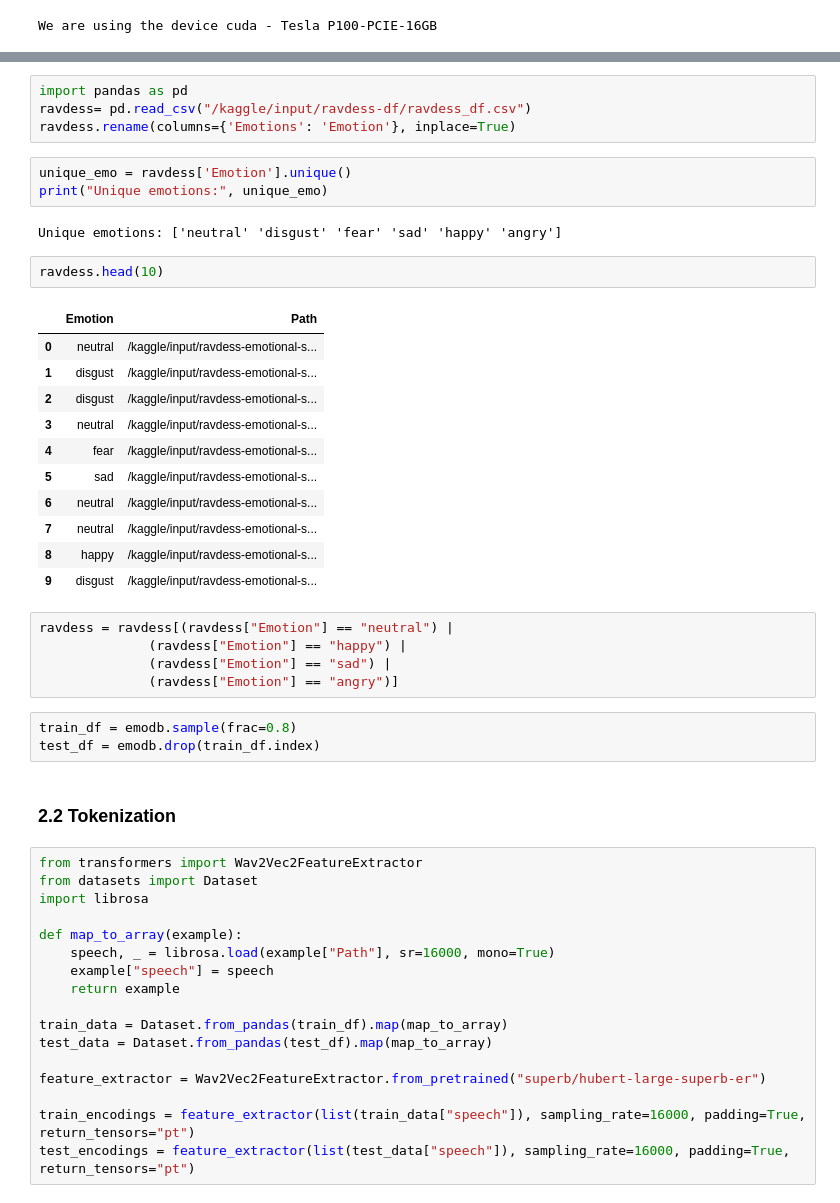
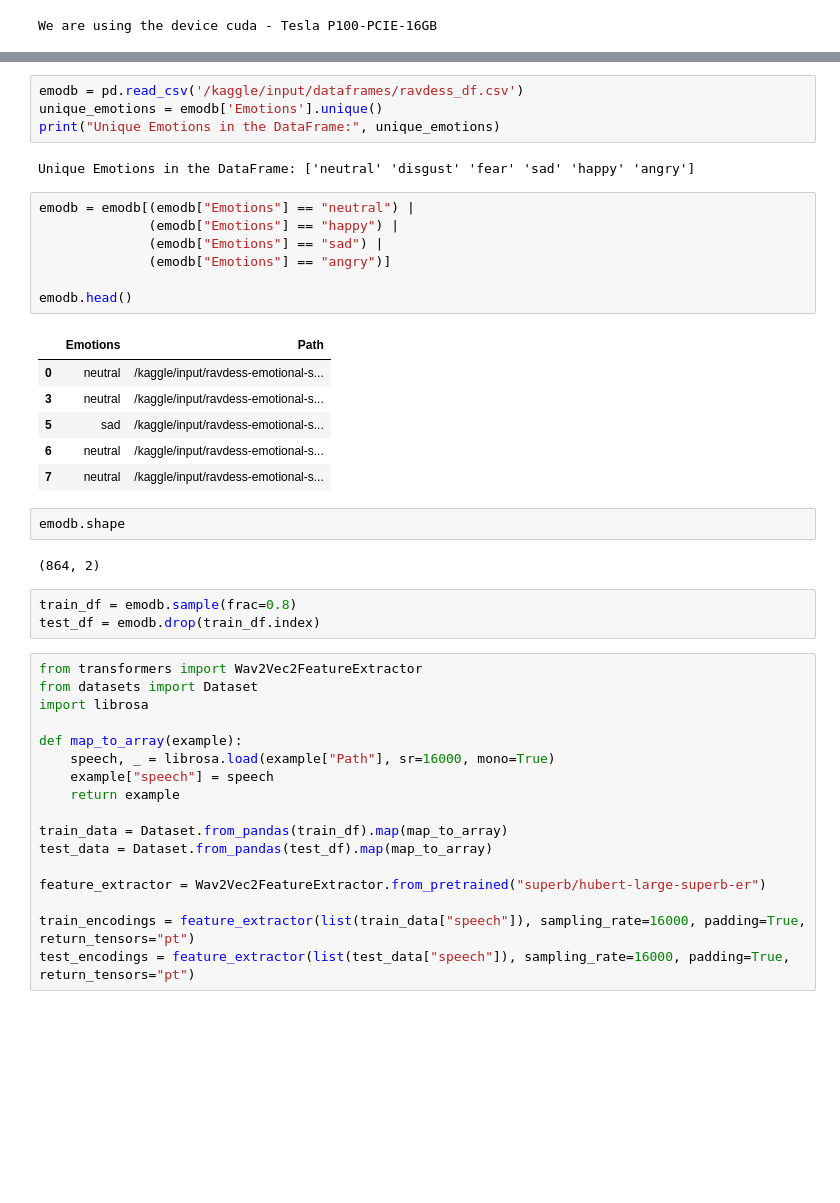
Before and after one commit to staru09/Speech_emotion_recognition, a Jupyter notebook: Notebooks/RAVDESS/hubert-ravdess.ipynb, the cells around one changed output, grey strips where cells are left out. Saved outputs shown, nothing was run; the diff lists cells and outputs as text; blank space fills up the shorter version.

```diff
--- a/Notebooks/RAVDESS/hubert-ravdess.ipynb
+++ b/Notebooks/RAVDESS/hubert-ravdess.ipynb
@@ -79,36 +65,30 @@ In this demonstration, I am only choosing 4 emotions, neutral, happy, sad and an
-# %%
-import pandas as pd
-ravdess= pd.read_csv("/kaggle/input/ravdess-df/ravdess_df.csv")
-ravdess.rename(columns={'Emotions': 'Emotion'}, inplace=True)
-# %%
-unique_emo = ravdess['Emotion'].unique()
-print("Unique emotions:", unique_emo)
-# %% [output]
-Unique emotions: ['neutral' 'disgust' 'fear' 'sad' 'happy' 'angry']
-# %%
-ravdess.head(10)
-# %% [output]
-|  | Emotion | Path |
-| 0 | neutral | /kaggle/input/ravdess-emotional-s... |
-| 1 | disgust | /kaggle/input/ravdess-emotional-s... |
-| 2 | disgust | /kaggle/input/ravdess-emotional-s... |
-| 3 | neutral | /kaggle/input/ravdess-emotional-s... |
-| 4 | fear | /kaggle/input/ravdess-emotional-s... |
-| 5 | sad | /kaggle/input/ravdess-emotional-s... |
-| 6 | neutral | /kaggle/input/ravdess-emotional-s... |
-| 7 | neutral | /kaggle/input/ravdess-emotional-s... |
-| 8 | happy | /kaggle/input/ravdess-emotional-s... |
-| 9 | disgust | /kaggle/input/ravdess-emotional-s... |
-# %%
-ravdess = ravdess[(ravdess["Emotion"] == "neutral") |
-              (ravdess["Emotion"] == "happy") |
-              (ravdess["Emotion"] == "sad") |
-              (ravdess["Emotion"] == "angry")]
+# %%
+emodb = pd.read_csv('/kaggle/input/dataframes/ravdess_df.csv')
+unique_emotions = emodb['Emotions'].unique()
+print("Unique Emotions in the DataFrame:", unique_emotions)
+# %% [output]
+Unique Emotions in the DataFrame: ['neutral' 'disgust' 'fear' 'sad' 'happy' 'angry']
+# %%
+emodb = emodb[(emodb["Emotions"] == "neutral") |
+              (emodb["Emotions"] == "happy") |
+              (emodb["Emotions"] == "sad") |
+              (emodb["Emotions"] == "angry")]
+
+emodb.head()
+# %% [output]
+|  | Emotions | Path |
+| 0 | neutral | /kaggle/input/ravdess-emotional-s... |
+| 3 | neutral | /kaggle/input/ravdess-emotional-s... |
+| 5 | sad | /kaggle/input/ravdess-emotional-s... |
+| 6 | neutral | /kaggle/input/ravdess-emotional-s... |
+| 7 | neutral | /kaggle/input/ravdess-emotional-s... |
+# %%
+emodb.shape
+# %% [output]
+(864, 2)
 # %%
 train_df = emodb.sample(frac=0.8)
 test_df = emodb.drop(train_df.index)
-# %% [markdown]
-### 2.2 Tokenization
 # %%
 from transformers import Wav2Vec2FeatureExtractor
 from datasets import Dataset
```
Also changed, not shown: parts of 24 cells of this notebook, 5 other files.
